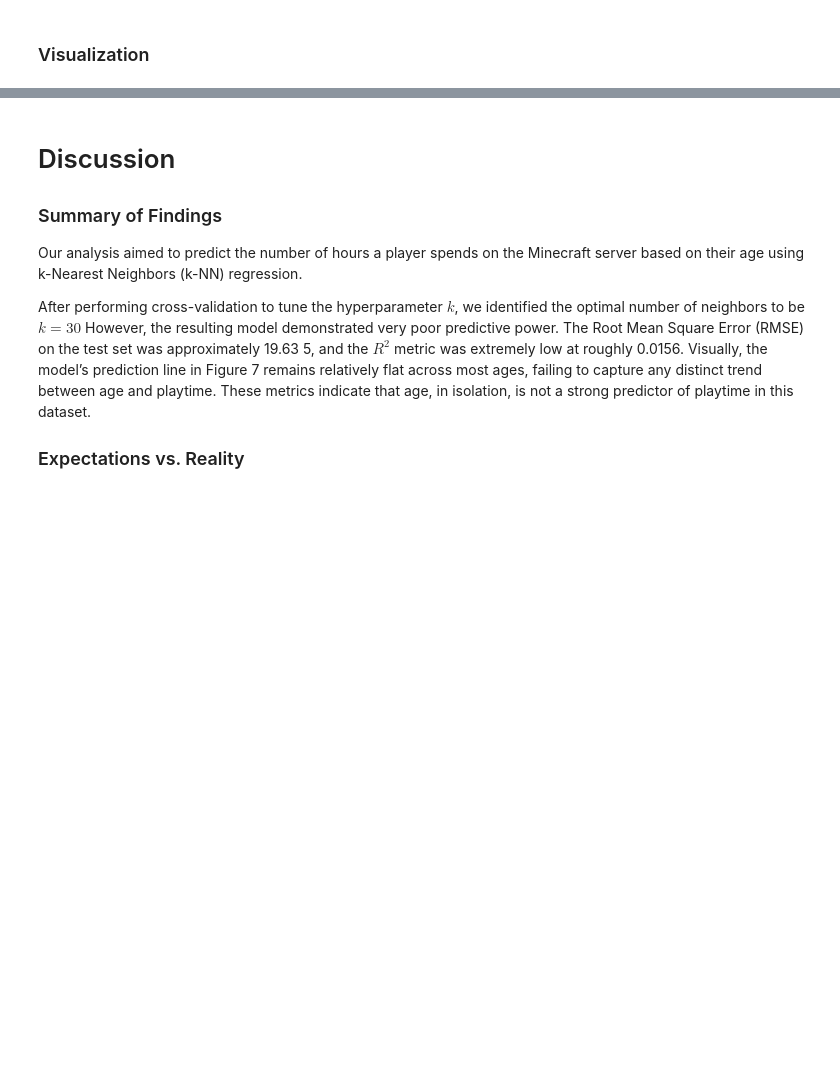
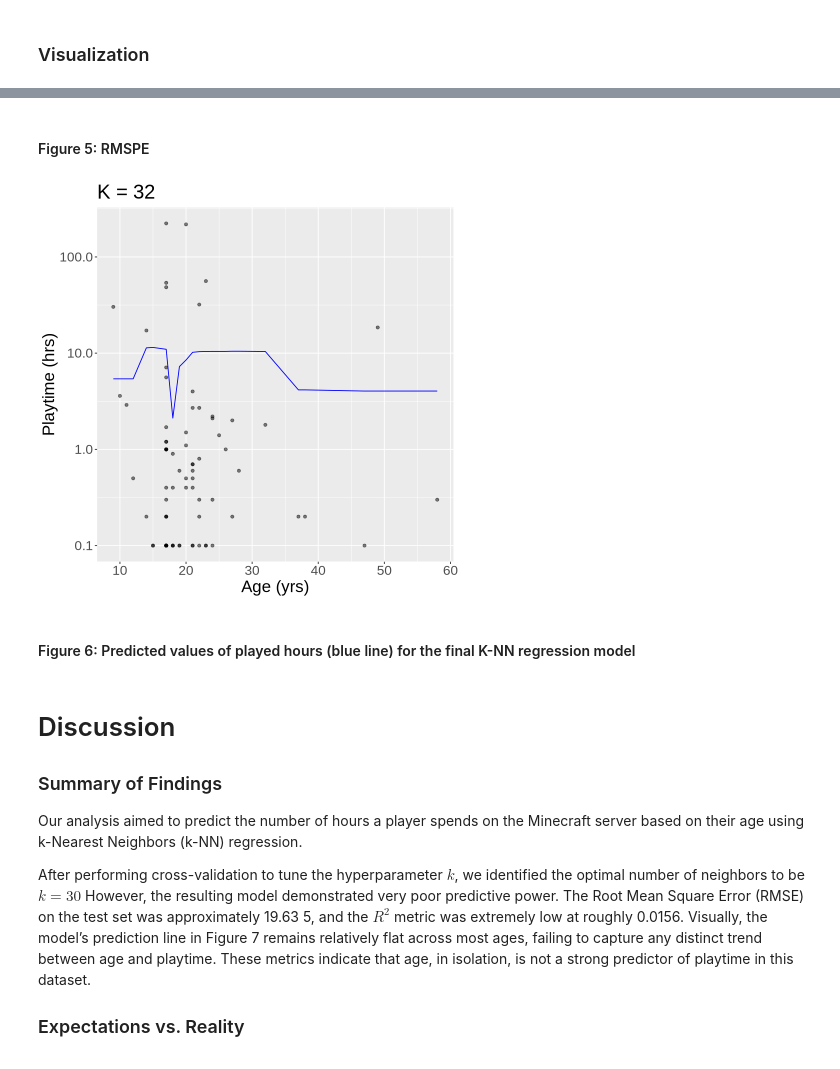
Before and after one commit to Warren-2003/dsci-100-2025w1-group-27, a Jupyter notebook: Project Final Report.ipynb, the cells around one changed output, grey strips where cells are left out. Drawn from its saved outputs; the diff is of its cells as text; code cells hidden in the pictures; blank space fills up the shorter version.

```diff
--- a/Project Final Report.ipynb
+++ b/Project Final Report.ipynb
@@ -218,3 +190,21 @@ Warning message in scale_y_log10():
+# %% [markdown]
+#### Figure 5: RMSPE
+# %%
+players_preds <- predict(players_best_fit, players_train) |>
+    bind_cols(players_train)
+
+players_plot <- ggplot(players_preds, aes(x = Age, y = played_hours)) +
+    geom_point(alpha = 0.5) +
+    geom_line(aes(y = .pred), color = "blue") +
+    scale_y_log10() +
+    labs(y = "Playtime (hrs)", x = "Age (yrs)", title = "K = 32") +
+    theme(text = element_text(size = 20))
+
+players_plot
+# %% [output]
+[figure, added]
+# %% [markdown]
+#### Figure 6: Predicted values of played hours (blue line) for the final K-NN regression model
 # %% [markdown]
 # Discussion
 
```
Also changed, not shown: parts of 12 cells of this notebook.
